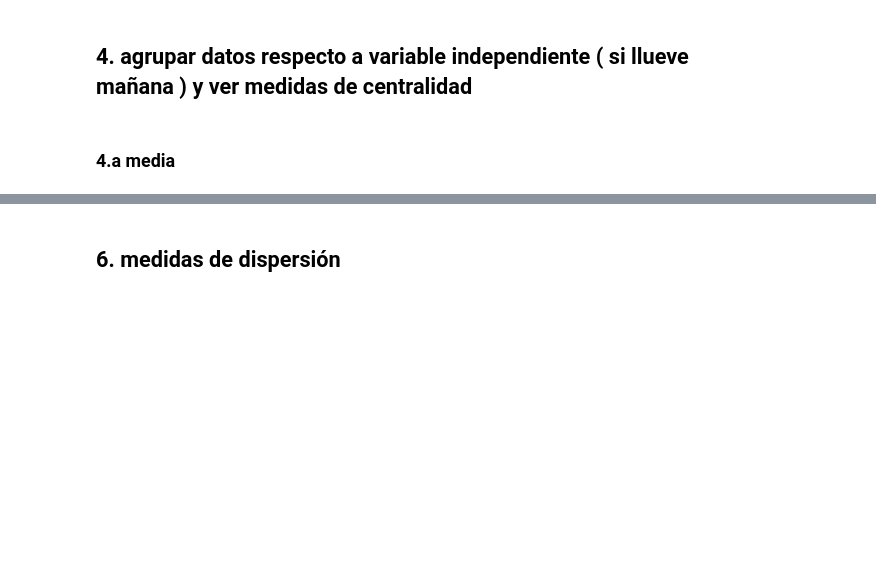
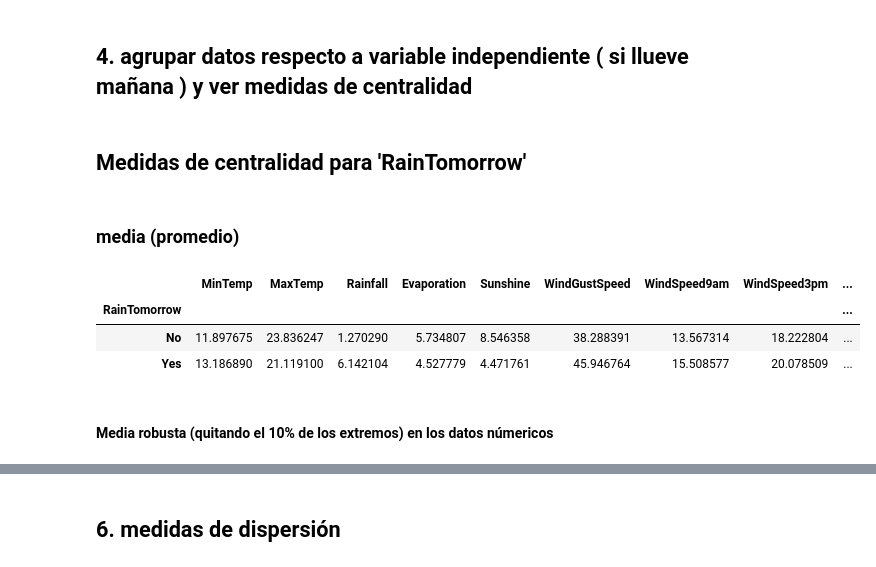
Before and after one commit to acmoral/ProyectoMineria, a Jupyter notebook: analisis exploratorio/weather_data_analisis_exploratorio.ipynb, the cells around one changed output, grey strips where cells are left out. Cells and saved outputs as stored; diff of their text form; code cells hidden in the pictures; blank space fills up the shorter version.

```diff
--- a/analisis exploratorio/weather_data_analisis_exploratorio.ipynb
+++ b/analisis exploratorio/weather_data_analisis_exploratorio.ipynb
@@ -58,5 +123,16 @@ data.describe()
 ## 3. ver frecuencias porcentuales de valores de atributos categoricos y/o finitos
 # %% [markdown]
 ## 4. agrupar datos respecto a variable independiente ( si llueve mañana ) y ver medidas de centralidad
+# %% [markdown]
+## Medidas de centralidad para 'RainTomorrow'
 # %% [markdown]
-### 4.a media
+### media (promedio)
+# %%
+data.groupby('RainTomorrow').mean()
+# %% [output]
+|  | MinTemp | MaxTemp | Rainfall | Evaporation | Sunshine | WindGustSpeed | WindSpeed9am | WindSpeed3pm | ... |
+| RainTomorrow |  |  |  |  |  |  |  |  | ... |
+| No | 11.897675 | 23.836247 | 1.270290 | 5.734807 | 8.546358 | 38.288391 | 13.567314 | 18.222804 | ... |
+| Yes | 13.186890 | 21.119100 | 6.142104 | 4.527779 | 4.471761 | 45.946764 | 15.508577 | 20.078509 | ... |
+# %% [markdown]
+####     Media robusta (quitando el 10% de los extremos) en los datos númericos
```
Also changed, not shown: parts of 26 cells of this notebook, 1 other file.
